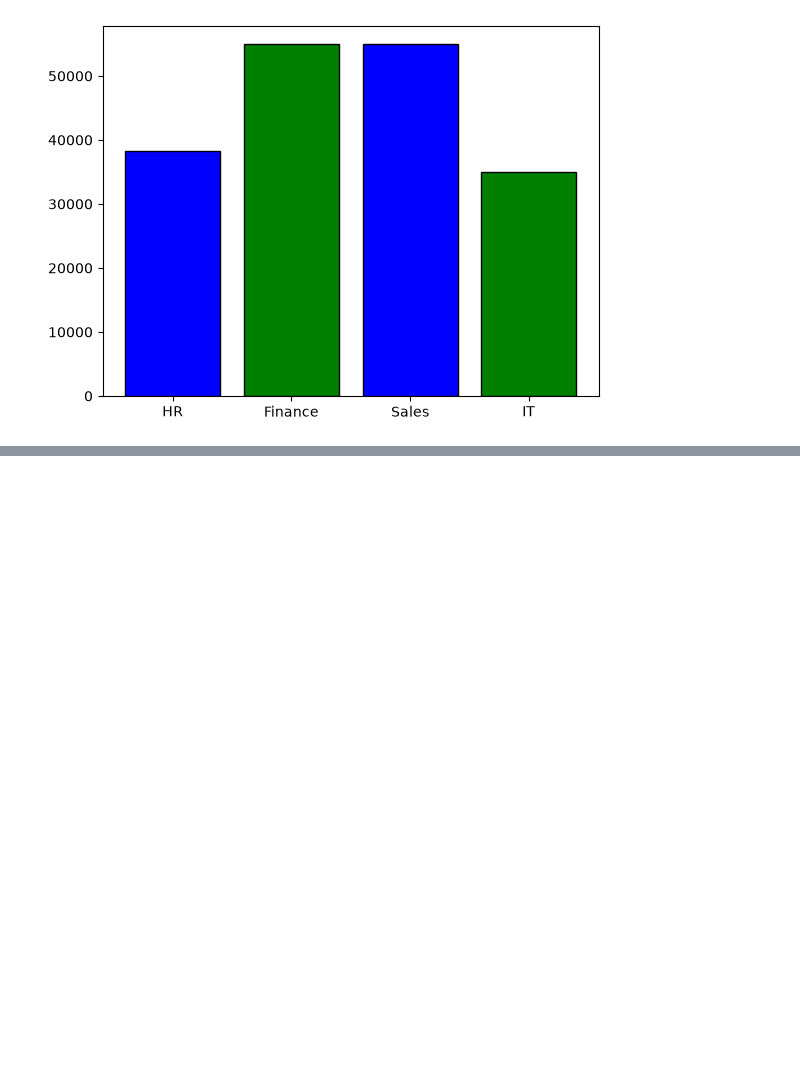
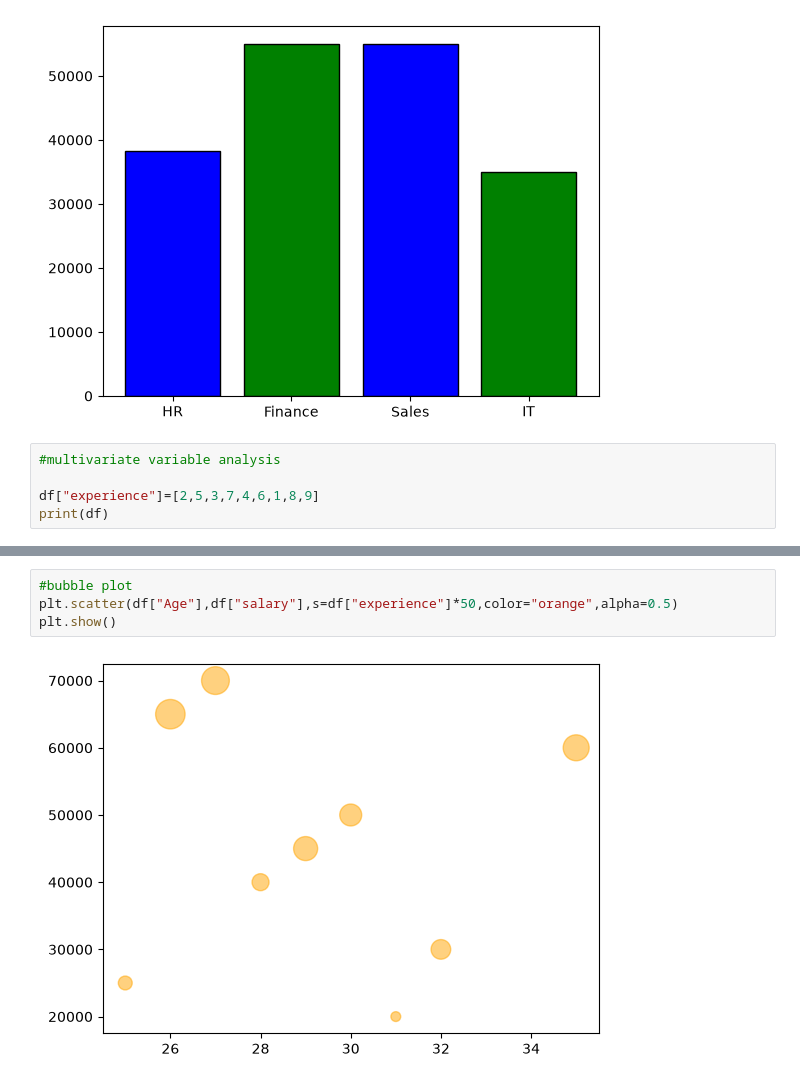
Before and after one commit to Ananya-G-Bharadwaj-Hassan/Python_practice, a Jupyter notebook: Matplotlib/demo.ipynb, the cells around one changed output, grey strips where cells are left out. Saved outputs shown, nothing was run; the diff lists cells and outputs as text; blank space fills up the shorter version.

```diff
--- a/Matplotlib/demo.ipynb
+++ b/Matplotlib/demo.ipynb
@@ -198,3 +198,8 @@ plt.bar(["HR","Finance","Sales","IT"],[hr_mean,fin_mean,sales_mean,it_mean],colo
 plt.show()
 # %% [output]
 [figure]
+# %%
+#multivariate variable analysis
+
+df["experience"]=[2,5,3,7,4,6,1,8,9]
+print(df)
@@ -200,0 +217,6 @@ plt.show()
+# %%
+#bubble plot
+plt.scatter(df["Age"],df["salary"],s=df["experience"]*50,color="orange",alpha=0.5)
+plt.show()
+# %% [output]
+[figure, added]
```
Also changed, not shown: parts of 1 cell of this notebook, 3 other files.
